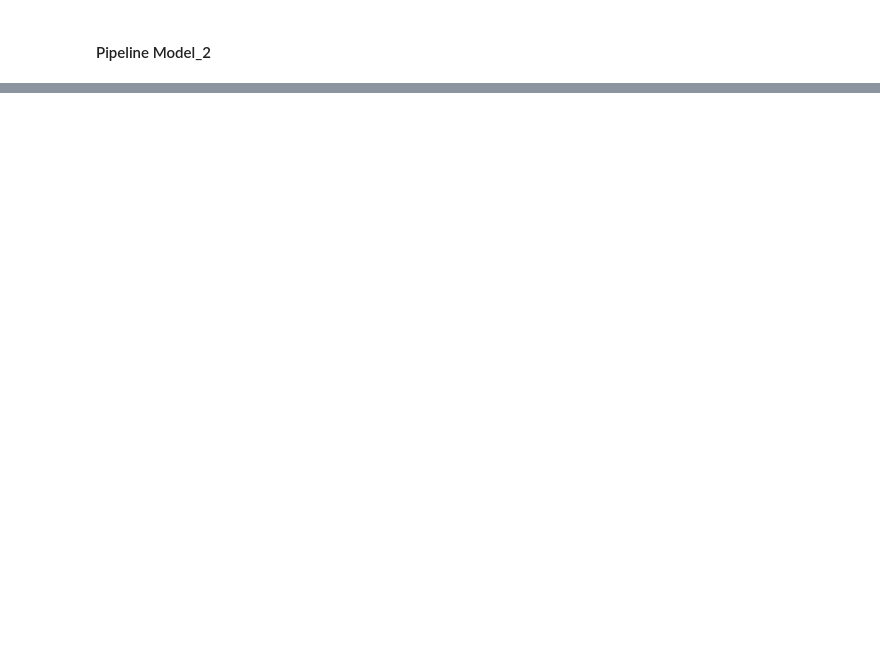
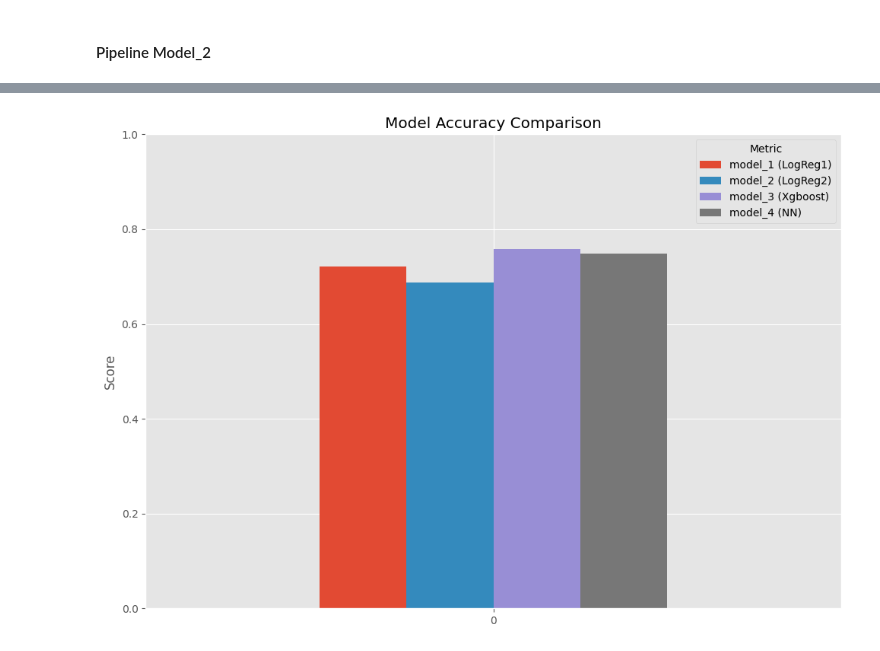
Before and after one commit to DiandraRifqiM/Telco-Churn-Risk-Analytics, a Jupyter notebook: notebooks/model.ipynb, the cells around one changed output, grey strips where cells are left out. Cells and saved outputs as stored; diff of their text form; code cells hidden in the pictures; blank space fills up the shorter version.

```diff
--- a/notebooks/model.ipynb
+++ b/notebooks/model.ipynb
@@ -125,0 +271,12 @@ Selain itu, F1-score untuk class 1 meningkat dari 0.51 menjadi 0.60. Meskipun pr
+# %%
+models_compare_acc.plot(kind="bar", figsize=(10, 7))
+
+plt.ylabel("Score")
+plt.ylim(0, 1)
+plt.title("Model Accuracy Comparison")
+plt.xticks(rotation=0)
+plt.legend(title="Metric")
+plt.tight_layout()
+plt.show()
+# %% [output]
+[figure, added]
```
Also changed, not shown: parts of 20 cells of this notebook.
